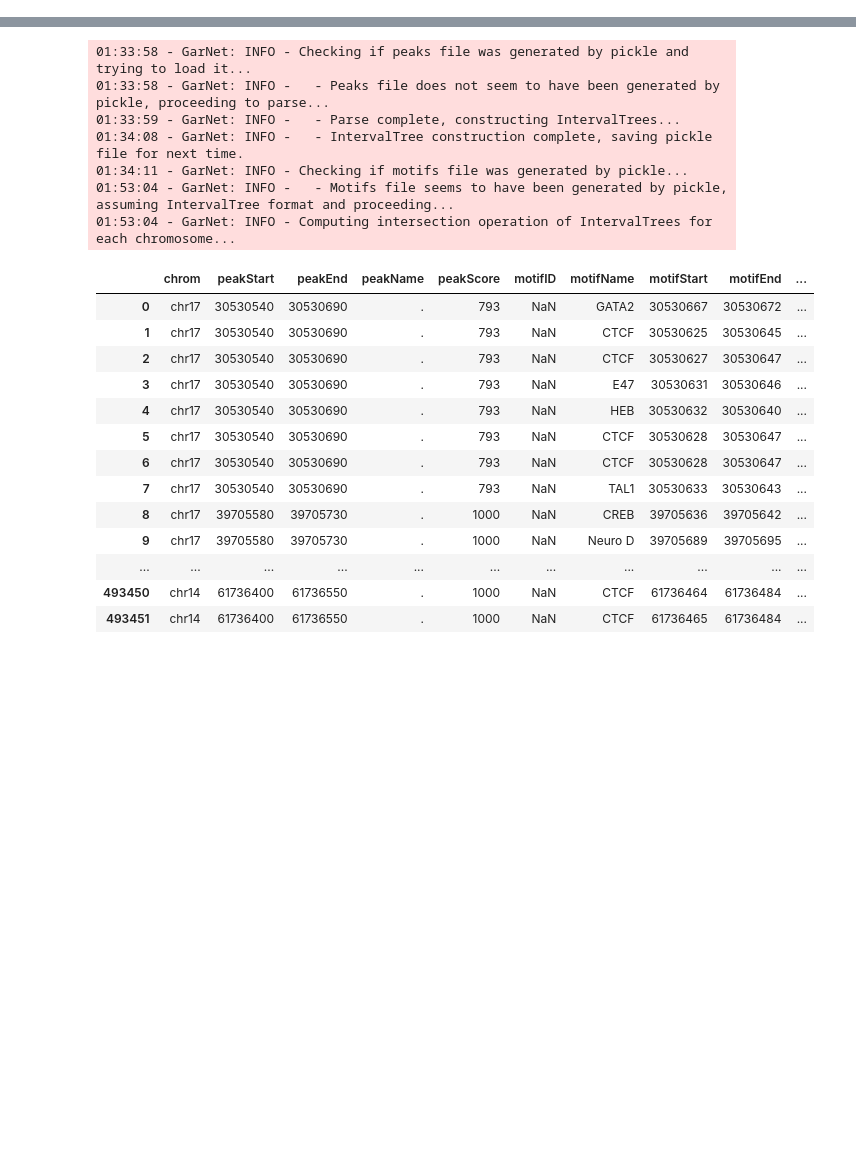
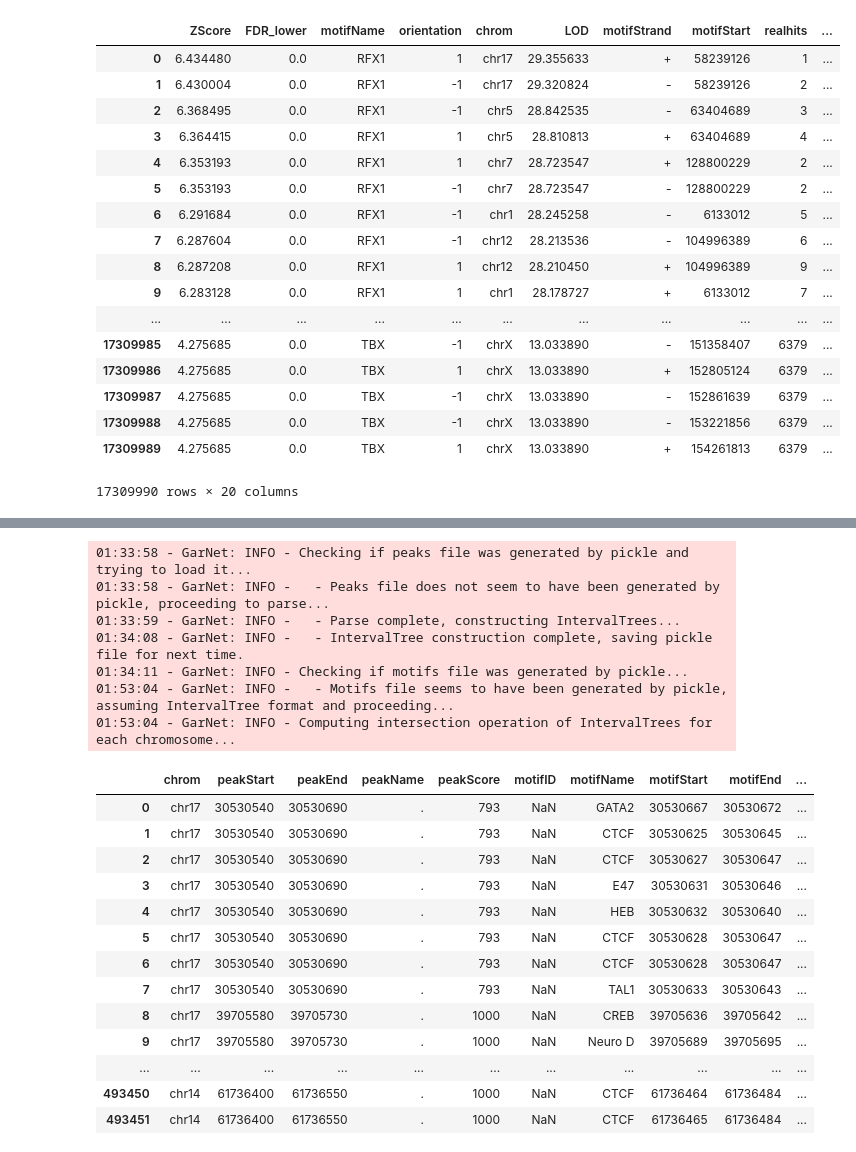
Before and after one commit to fraenkel-lab/GarNet, a Jupyter notebook: example/Example_Usage.ipynb, the cells around one changed output, grey strips where cells are left out. Saved outputs shown, nothing was run; the diff lists cells and outputs as text; code cells hidden in the pictures; blank space fills up the shorter version.

```diff
--- a/example/Example_Usage.ipynb
+++ b/example/Example_Usage.ipynb
@@ -0,0 +5,5 @@
+# %%
+motifs_file = "../data/multiz46way_placental.txt"
+motifs = parse_motifs_file(motifs_file)
+names = motifs['motifName'].unique()
+accession = motifs['accession'].unique()
@@ -0,0 +30,5 @@
+# %%
+import mygene
+mg = mygene.MyGeneInfo()
+df = mg.querymany(names.tolist(), scopes=['symbol', 'name', 'alias'], fields=["HGNC", "symbol"], species="human", as_dataframe=True, returnall=True)
+df
@@ -0,0 +59,7 @@
+# %%
+dup = df['dup']
+missing = df['missing']
+df = df['out']
+df = df[["HGNC", "symbol"]].dropna()
+df = df.reset_index().drop_duplicates(subset='query', keep='first').set_index('query').rename_axis(None)
+df
@@ -0,0 +140,24 @@
+# %%
+motifs = motifs.merge(df, how='left', left_on='motifName', right_index=True)
+del motifs['HGNC']
+motifs.symbol = motifs.symbol.fillna(motifs.motifName)
+motifs
+# %% [output]
+|  | ZScore | FDR_lower | motifName | orientation | chrom | LOD | motifStrand | motifStart | realhits | ... |
+| 0 | 6.434480 | 0.0 | RFX1 | 1 | chr17 | 29.355633 | + | 58239126 | 1 | ... |
+| 1 | 6.430004 | 0.0 | RFX1 | -1 | chr17 | 29.320824 | - | 58239126 | 2 | ... |
+| 2 | 6.368495 | 0.0 | RFX1 | -1 | chr5 | 28.842535 | - | 63404689 | 3 | ... |
+| 3 | 6.364415 | 0.0 | RFX1 | 1 | chr5 | 28.810813 | + | 63404689 | 4 | ... |
+| 4 | 6.353193 | 0.0 | RFX1 | 1 | chr7 | 28.723547 | + | 128800229 | 2 | ... |
+| 5 | 6.353193 | 0.0 | RFX1 | -1 | chr7 | 28.723547 | - | 128800229 | 2 | ... |
+| 6 | 6.291684 | 0.0 | RFX1 | -1 | chr1 | 28.245258 | - | 6133012 | 5 | ... |
+| 7 | 6.287604 | 0.0 | RFX1 | -1 | chr12 | 28.213536 | - | 104996389 | 6 | ... |
+| 8 | 6.287208 | 0.0 | RFX1 | 1 | chr12 | 28.210450 | + | 104996389 | 9 | ... |
+| 9 | 6.283128 | 0.0 | RFX1 | 1 | chr1 | 28.178727 | + | 6133012 | 7 | ... |
+| ... | ... | ... | ... | ... | ... | ... | ... | ... | ... | ... |
+| 17309985 | 4.275685 | 0.0 | TBX | -1 | chrX | 13.033890 | - | 151358407 | 6379 | ... |
+| 17309986 | 4.275685 | 0.0 | TBX | 1 | chrX | 13.033890 | + | 152805124 | 6379 | ... |
+| 17309987 | 4.275685 | 0.0 | TBX | -1 | chrX | 13.033890 | - | 152861639 | 6379 | ... |
+| 17309988 | 4.275685 | 0.0 | TBX | -1 | chrX | 13.033890 | - | 153221856 | 6379 | ... |
+| 17309989 | 4.275685 | 0.0 | TBX | 1 | chrX | 13.033890 | + | 154261813 | 6379 | ... |
+17309990 rows × 20 columns
```
Also changed, not shown: parts of 15 cells of this notebook, 10 other files.
